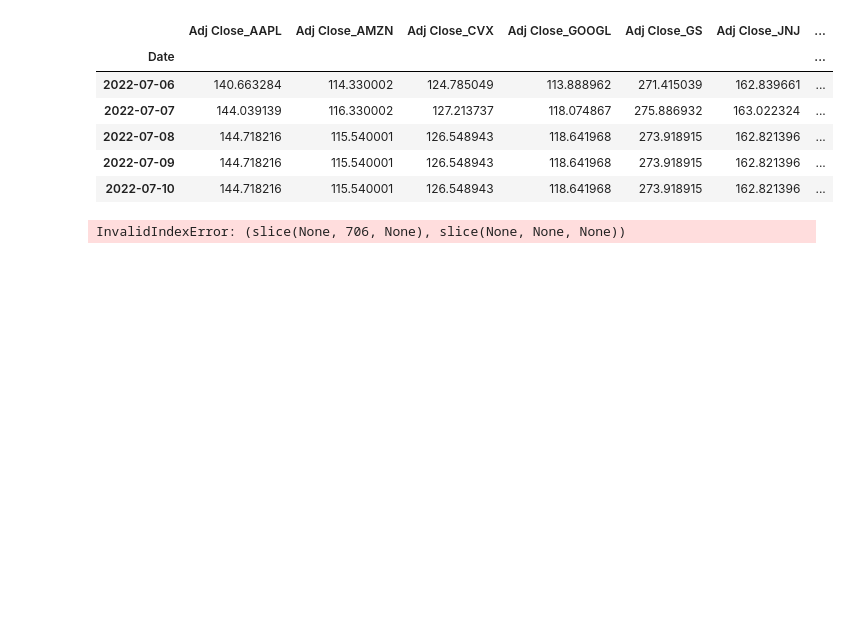
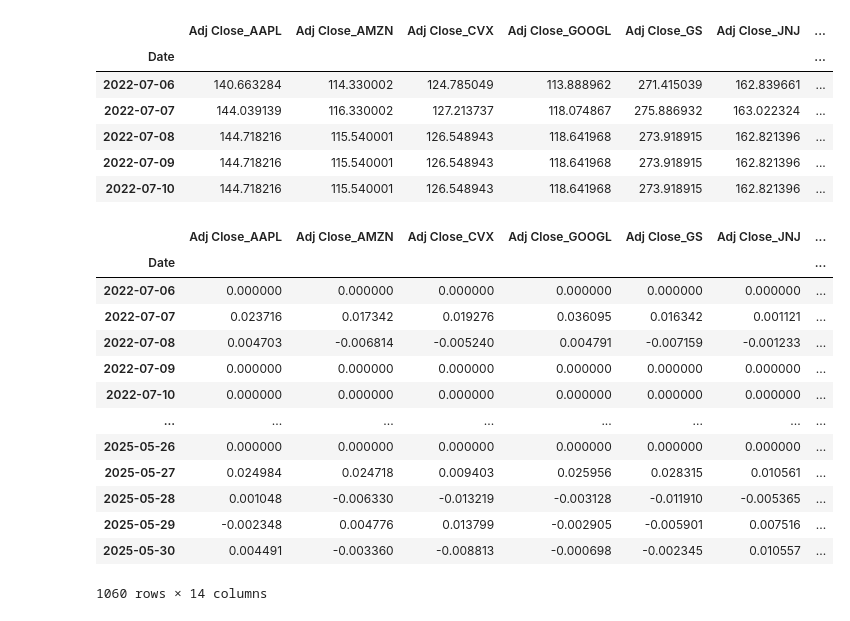
Before and after one commit to IfenaikeElias/Unrisk, a Jupyter notebook: notebooks/HRP.ipynb, the cells around one changed output. Cells and saved outputs as stored; diff of their text form; code cells hidden in the pictures; blank space fills up the shorter version.

```diff
--- a/notebooks/HRP.ipynb
+++ b/notebooks/HRP.ipynb
@@ -5,5 +7,10 @@ import numpy as np
 # %%
 from numba import njit
+# %%
+def compute_return(df):
+    log_returns = np.log(df / df.shift(1)).fillna(0)
+    log_returns.columns = df.columns  # Keep same names
+    return log_returns
 # %%
 root = Path().resolve().parent
 
@@ -21,9 +28,22 @@ stock_price.head()
 | 2022-07-08 | 144.718216 | 115.540001 | 126.548943 | 118.641968 | 273.918915 | 162.821396 | ... |
 | 2022-07-09 | 144.718216 | 115.540001 | 126.548943 | 118.641968 | 273.918915 | 162.821396 | ... |
 | 2022-07-10 | 144.718216 | 115.540001 | 126.548943 | 118.641968 | 273.918915 | 162.821396 | ... |
-# %%
-split = (len(general_data) * 2)//3
-train = general_data[:split, :]
-test = general_data[split:, :]
-# %% [output]
-InvalidIndexError: (slice(None, 706, None), slice(None, None, None))
+# %%
+log_returns = compute_return(stock_price)
+# %%
+log_returns
+# %% [output]
+|  | Adj Close_AAPL | Adj Close_AMZN | Adj Close_CVX | Adj Close_GOOGL | Adj Close_GS | Adj Close_JNJ | ... |
+| Date |  |  |  |  |  |  | ... |
+| 2022-07-06 | 0.000000 | 0.000000 | 0.000000 | 0.000000 | 0.000000 | 0.000000 | ... |
+| 2022-07-07 | 0.023716 | 0.017342 | 0.019276 | 0.036095 | 0.016342 | 0.001121 | ... |
+| 2022-07-08 | 0.004703 | -0.006814 | -0.005240 | 0.004791 | -0.007159 | -0.001233 | ... |
+| 2022-07-09 | 0.000000 | 0.000000 | 0.000000 | 0.000000 | 0.000000 | 0.000000 | ... |
+| 2022-07-10 | 0.000000 | 0.000000 | 0.000000 | 0.000000 | 0.000000 | 0.000000 | ... |
+| ... | ... | ... | ... | ... | ... | ... | ... |
+| 2025-05-26 | 0.000000 | 0.000000 | 0.000000 | 0.000000 | 0.000000 | 0.000000 | ... |
+| 2025-05-27 | 0.024984 | 0.024718 | 0.009403 | 0.025956 | 0.028315 | 0.010561 | ... |
+| 2025-05-28 | 0.001048 | -0.006330 | -0.013219 | -0.003128 | -0.011910 | -0.005365 | ... |
+| 2025-05-29 | -0.002348 | 0.004776 | 0.013799 | -0.002905 | -0.005901 | 0.007516 | ... |
+| 2025-05-30 | 0.004491 | -0.003360 | -0.008813 | -0.000698 | -0.002345 | 0.010557 | ... |
+1060 rows × 14 columns
```
Also changed, not shown: parts of 25 cells of this notebook, 1 other file.
